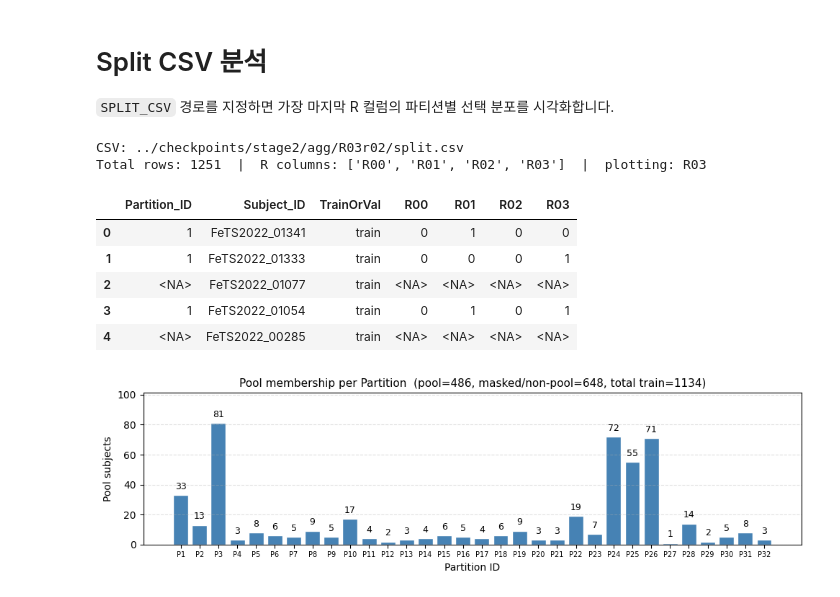
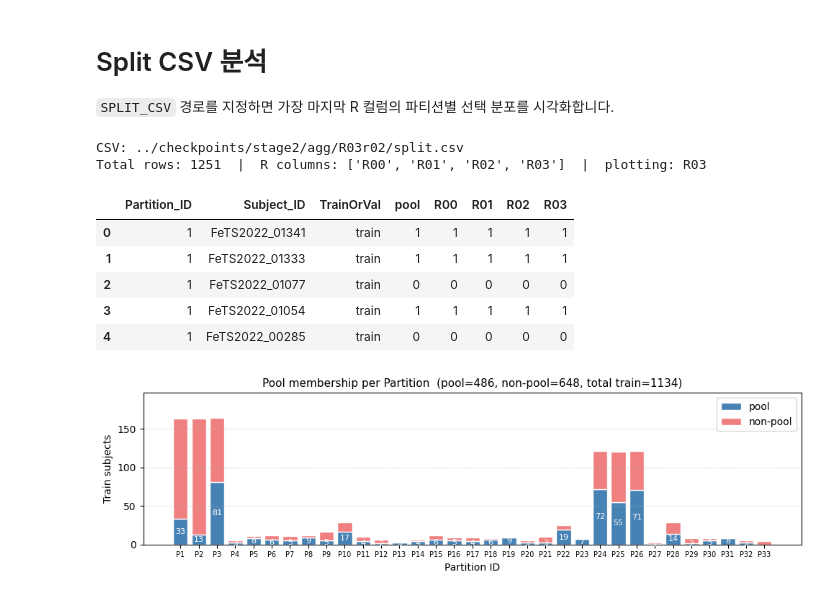
Before and after one commit to raraduck/simple-fedpod, a Jupyter notebook: analysis/split_analysis.ipynb, the cells around one changed output. Cells and saved outputs as stored; diff of their text form; code cells hidden in the pictures.

```diff
--- a/analysis/split_analysis.ipynb
+++ b/analysis/split_analysis.ipynb
@@ -10,11 +10,13 @@ SPLIT_CSV = "../checkpoints/stage2/agg/R03r02/split.csv"
 
 df = pd.read_csv(SPLIT_CSV)
 
-# Partition_ID / R{DD} 컬럼 Int64 복원
+# 정수 컬럼 Int64 복원
 df["Partition_ID"] = df["Partition_ID"].astype("Int64")
 for col in df.columns:
     if col.startswith("R") and col[1:].isdigit():
         df[col] = df[col].astype("Int64")
+if "pool" in df.columns:
+    df["pool"] = df["pool"].astype("Int64")
 
 # 마지막 R 컬럼 자동 탐색
 r_cols = sorted([c for c in df.columns if c.startswith("R") and c[1:].isdigit()])
@@ -25,36 +27,43 @@ df.head()
 # %% [output]
 CSV: ../checkpoints/stage2/agg/R03r02/split.csv
 Total rows: 1251  |  R columns: ['R00', 'R01', 'R02', 'R03']  |  plotting: R03
-|  | Partition_ID | Subject_ID | TrainOrVal | R00 | R01 | R02 | R03 |
-| 0 | 1 | FeTS2022_01341 | train | 0 | 1 | 0 | 0 |
-| 1 | 1 | FeTS2022_01333 | train | 0 | 0 | 0 | 1 |
-| 2 | <NA> | FeTS2022_01077 | train | <NA> | <NA> | <NA> | <NA> |
-| 3 | 1 | FeTS2022_01054 | train | 0 | 1 | 0 | 1 |
-| 4 | <NA> | FeTS2022_00285 | train | <NA> | <NA> | <NA> | <NA> |
+|  | Partition_ID | Subject_ID | TrainOrVal | pool | R00 | R01 | R02 | R03 |
+| 0 | 1 | FeTS2022_01341 | train | 1 | 1 | 1 | 1 | 1 |
+| 1 | 1 | FeTS2022_01333 | train | 1 | 1 | 1 | 1 | 1 |
+| 2 | 1 | FeTS2022_01077 | train | 0 | 0 | 0 | 0 | 0 |
+| 3 | 1 | FeTS2022_01054 | train | 1 | 1 | 1 | 1 | 1 |
+| 4 | 1 | FeTS2022_00285 | train | 0 | 0 | 0 | 0 | 0 |
 # %%
 # 공통 변수
 train_df = df[df["TrainOrVal"] == "train"]
-pool_df  = train_df[train_df["Partition_ID"].notna()]
-masked   = train_df["Partition_ID"].isna().sum()
+has_pool = "pool" in df.columns
+pool_df  = train_df[train_df["pool"] == 1] if has_pool else train_df
+masked   = int((train_df["pool"] == 0).sum()) if has_pool else 0
 total_train = len(train_df)
 
-# Pool 분포 (Partition_ID 기준)
-pool_counts = pool_df.groupby("Partition_ID").size()
+# Pool 분포 (stacked bar: pool=1 / pool=0)
+all_counts  = train_df.groupby("Partition_ID").size()
+pool_counts = pool_df.groupby("Partition_ID").size().reindex(all_counts.index, fill_value=0)
+nonp_counts = all_counts - pool_counts
+x_labels = [f"P{p}" for p in all_counts.index]
 
 fig, ax = plt.subplots(figsize=(10, 3))
-bars = ax.bar([f"P{p}" for p in pool_counts.index], pool_counts.values,
-              color="steelblue", edgecolor="white")
-ax.bar_label(bars, padding=4, fontsize=9)
-ax.set_title(f"Pool membership per Partition  (pool={total_train - masked}, masked/non-pool={masked}, total train={total_train})", fontsize=11)
+bars_pool = ax.bar(x_labels, pool_counts.values, color="steelblue", edgecolor="white", label="pool")
+bars_nonp = ax.bar(x_labels, nonp_counts.values, bottom=pool_counts.values,
+                   color="lightcoral", edgecolor="white", label="non-pool")
+ax.bar_label(bars_pool, labels=[str(v) if v > 0 else "" for v in pool_counts.values],
+             label_type="center", fontsize=8, color="white")
+ax.set_title(f"Pool membership per Partition  (pool={total_train - masked}, non-pool={masked}, total train={total_train})", fontsize=11)
 ax.set_xlabel("Partition ID")
-ax.set_ylabel("Pool subjects")
-ax.set_ylim(0, pool_counts.max() * 1.25)
+ax.set_ylabel("Train subjects")
+ax.set_ylim(0, all_counts.max() * 1.2)
+ax.legend(loc="upper right")
 ax.grid(axis="y", linestyle="--", alpha=0.4)
 ax.tick_params(axis="x", labelsize=7)
 plt.tight_layout()
 plt.show()
 # %% [output]
-[figure, old version]
+[figure, new version]
 # %%
 # R00 ~ 마지막 R 분포
 fig, axes = plt.subplots(len(r_cols), 1, figsize=(10, 3 * len(r_cols)))
```
Also changed, not shown: parts of 1 cell of this notebook, 2 other files.
